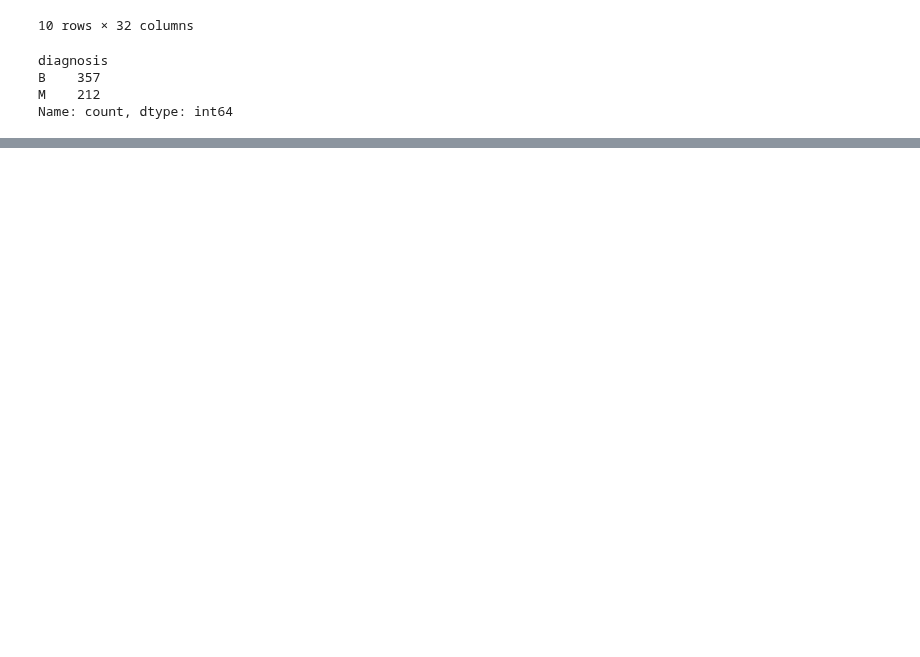
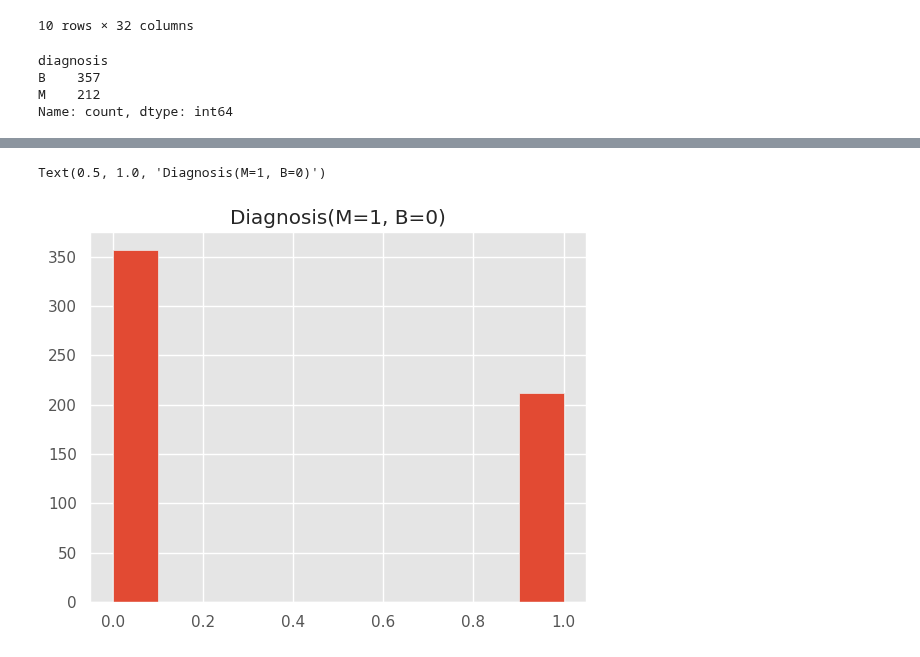
Before and after one commit to yigaai/Psycho_Neuro_ML_Project, a Jupyter notebook: breast-cancer-prediction.ipynb, the cells around one changed output, grey strips where cells are left out. Saved outputs shown, nothing was run; the diff lists cells and outputs as text; code cells hidden in the pictures; blank space fills up the shorter version.

```diff
--- a/breast-cancer-prediction.ipynb
+++ b/breast-cancer-prediction.ipynb
@@ -83,0 +92,7 @@ plt.plot(diagnosis_counts.index, diagnosis_counts)
+# %%
+plt.hist(ca['diagnosis'])
+
+plt.title('Diagnosis(M=1, B=0)')
+# %% [output]
+Text(0.5, 1.0, 'Diagnosis(M=1, B=0)')
+[figure, added]
```
Also changed, not shown: parts of 5 cells of this notebook.
